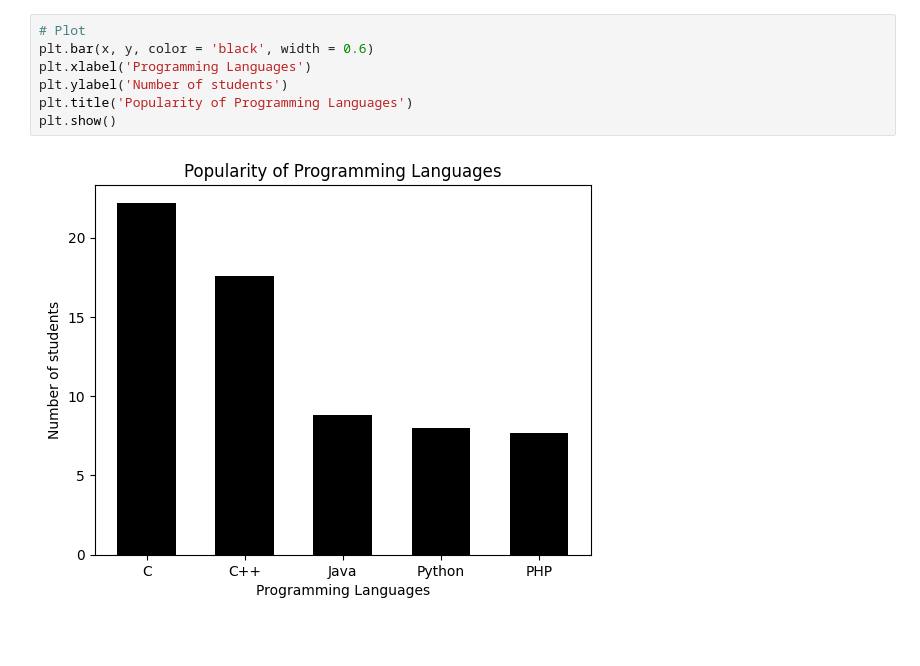
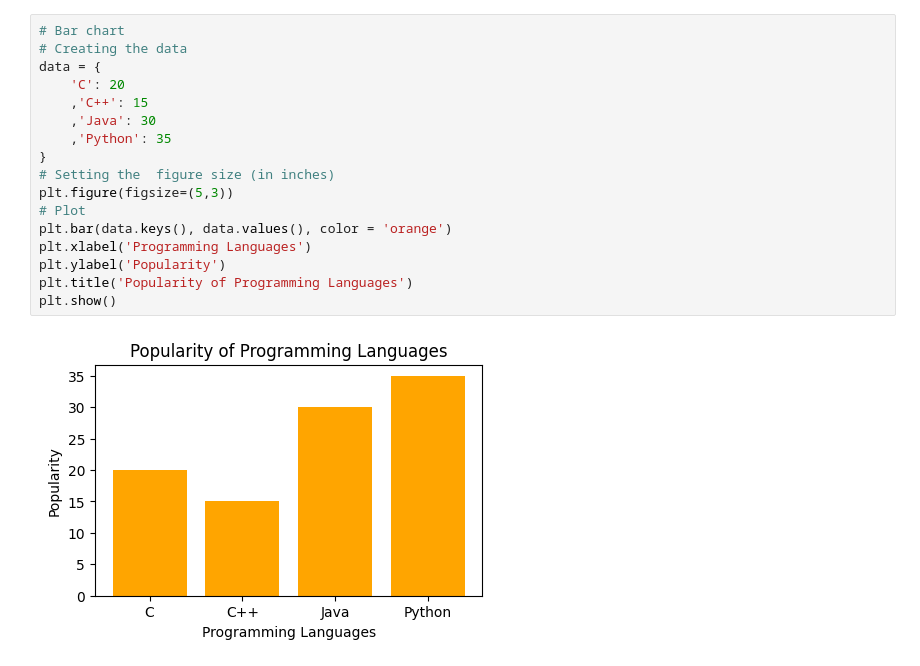
Before and after one commit to Chhaya-cloud/Chatbot, a Jupyter notebook: Data_Visualization.ipynb, the cells around one changed output. Cells and saved outputs as stored; diff of their text form; blank space fills up the shorter version.

```diff
--- a/Data_Visualization.ipynb
+++ b/Data_Visualization.ipynb
@@ -55,10 +60,20 @@ plt.figure(figsize = (5,3))
 # %%
+# Bar chart
+# Creating the data
+data = {
+    'C': 20
+    ,'C++': 15
+    ,'Java': 30
+    ,'Python': 35
+}
+# Setting the  figure size (in inches)
+plt.figure(figsize=(5,3))
 # Plot
-plt.bar(x, y, color = 'black', width = 0.6)
+plt.bar(data.keys(), data.values(), color = 'orange')
 plt.xlabel('Programming Languages')
-plt.ylabel('Number of students')
+plt.ylabel('Popularity')
 plt.title('Popularity of Programming Languages')
 plt.show()
 # %% [output]
-[figure, old version]
+[figure, new version]
 # %%
```
Also changed, not shown: parts of 20 cells of this notebook.
